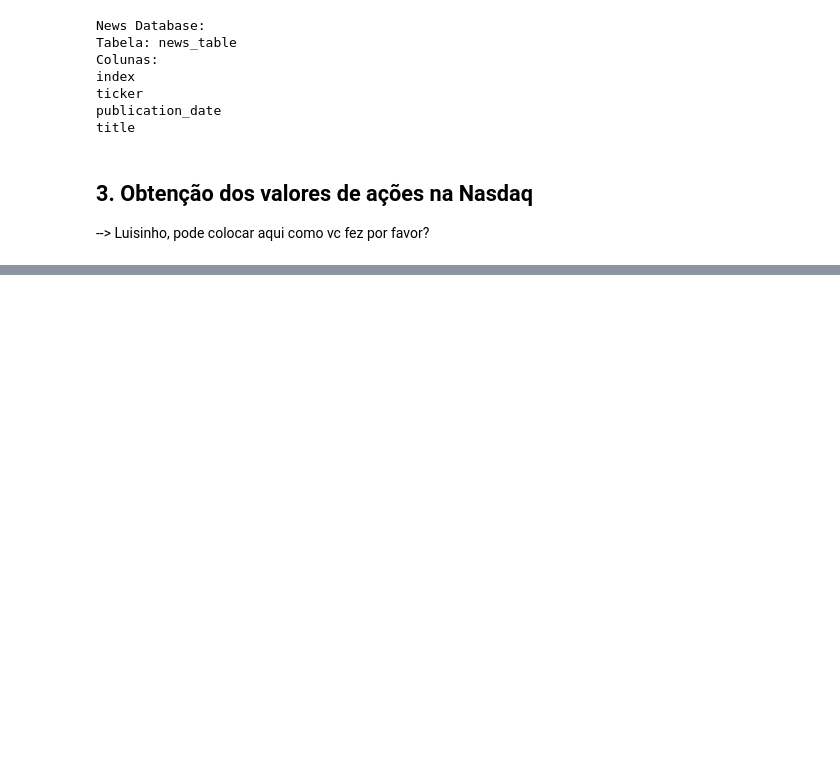
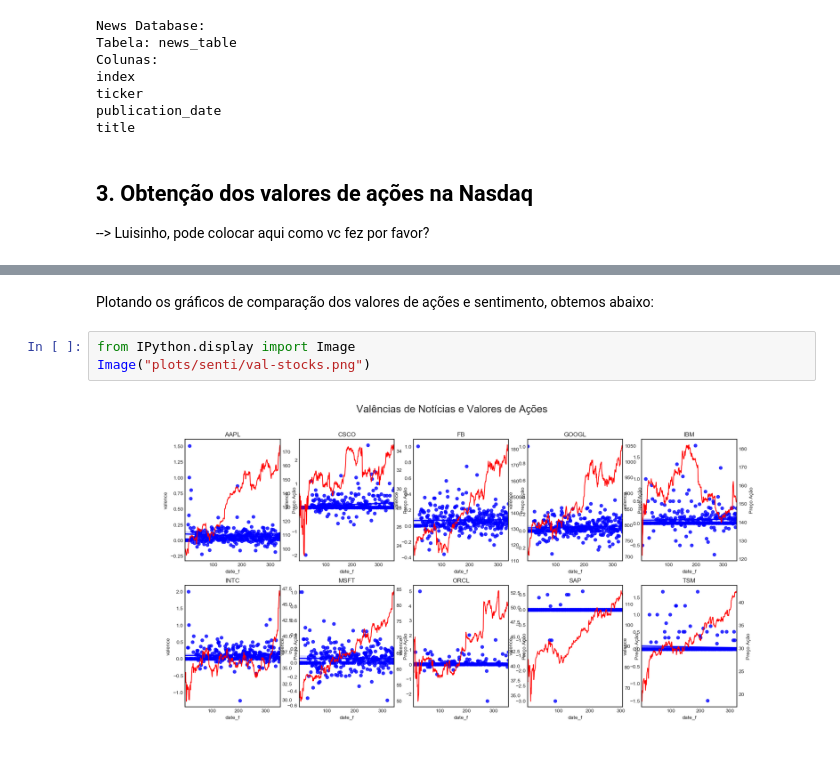
Before and after one commit to fabiograssiotto/stocks_proj, a Jupyter notebook: Stocks.ipynb, the cells around one changed output, grey strips where cells are left out. Cells and saved outputs as stored; diff of their text form; blank space fills up the shorter version.

```diff
--- a/Stocks.ipynb
+++ b/Stocks.ipynb
@@ -150,0 +292,7 @@ title
+# %% [markdown]
+Plotando os gráficos de comparação dos valores de ações e sentimento, obtemos abaixo:
+# %%
+from IPython.display import Image
+Image("plots/senti/val-stocks.png")
+# %% [output]
+[figure, added]
```
Also changed, not shown: parts of 7 cells of this notebook, 2 other files.
